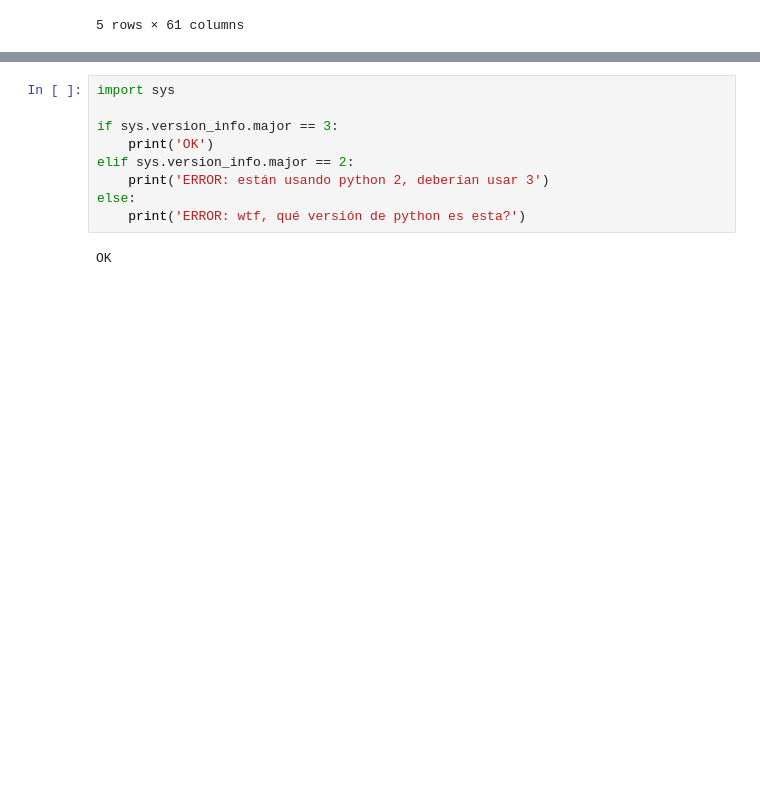
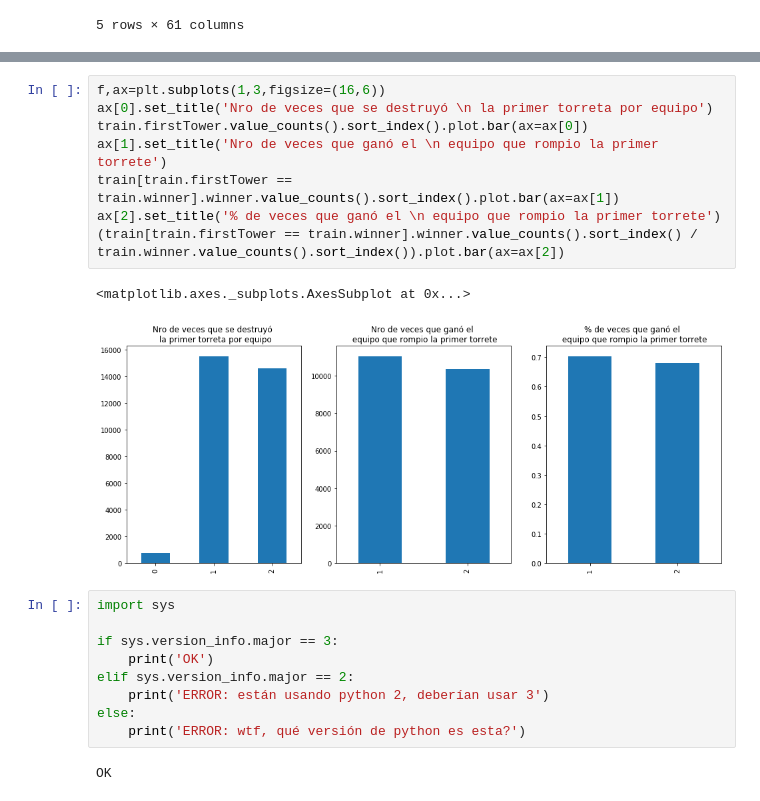
Before and after one commit to J-Manzo/ML_LOL, a Jupyter notebook: tp1_exploration.ipynb, the cells around one changed output, grey strips where cells are left out. Saved outputs shown, nothing was run; the diff lists cells and outputs as text; blank space fills up the shorter version.

```diff
--- a/tp1_exploration.ipynb
+++ b/tp1_exploration.ipynb
@@ -473,3 +518,14 @@ Length: 61, dtype: int64
+# %%
+f,ax=plt.subplots(1,3,figsize=(16,6))
+ax[0].set_title('Nro de veces que se destruyó \n la primer torreta por equipo')
+train.firstTower.value_counts().sort_index().plot.bar(ax=ax[0])
+ax[1].set_title('Nro de veces que ganó el \n equipo que rompio la primer torrete')
+train[train.firstTower == train.winner].winner.value_counts().sort_index().plot.bar(ax=ax[1])
+ax[2].set_title('% de veces que ganó el \n equipo que rompio la primer torrete')
+(train[train.firstTower == train.winner].winner.value_counts().sort_index() / train.winner.value_counts().sort_index()).plot.bar(ax=ax[2])
+# %% [output]
+<matplotlib.axes._subplots.AxesSubplot at 0x...>
+[figure, added]
 # %%
 import sys
 
```
Also changed, not shown: parts of 8 cells of this notebook.
